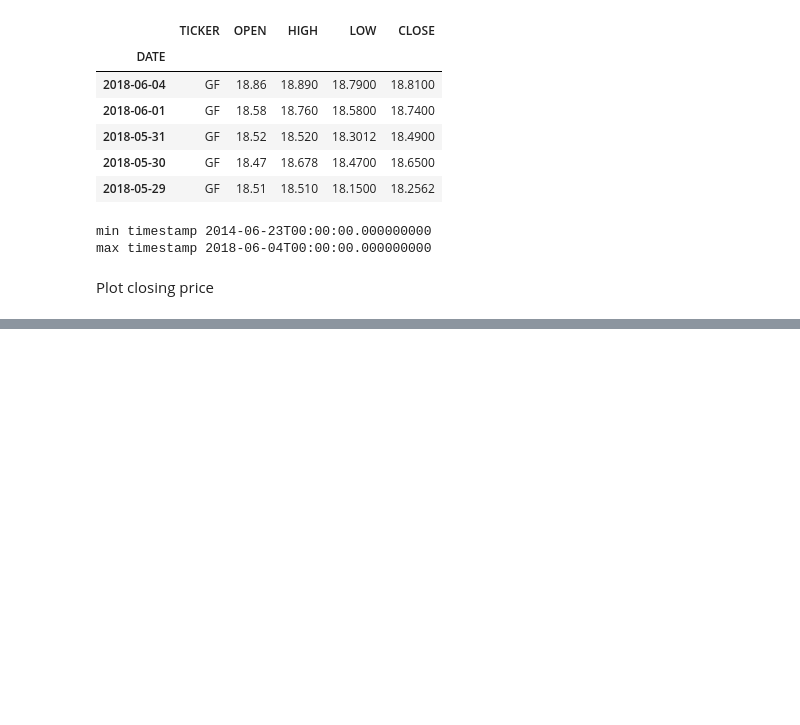
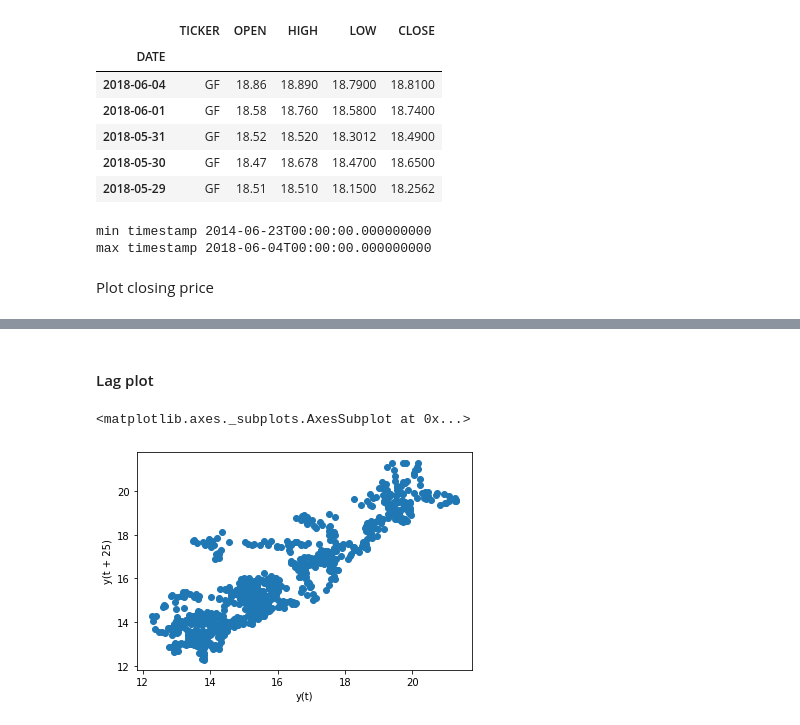
Before and after one commit to kbarr1/time_series_exploration, a Jupyter notebook: stock_prices.ipynb, the cells around one changed output, grey strips where cells are left out. Drawn from its saved outputs; the diff is of its cells as text; code cells hidden in the pictures; blank space fills up the shorter version.

```diff
--- a/stock_prices.ipynb
+++ b/stock_prices.ipynb
@@ -101,0 +134,7 @@ plt.show()
+# %% [markdown]
+#### Lag plot
+# %%
+pd.plotting.lag_plot(df['CLOSE'], lag = 25)
+# %% [output]
+<matplotlib.axes._subplots.AxesSubplot at 0x...>
+[figure, added]
```
Also changed, not shown: parts of 41 cells of this notebook, 1 other file.
